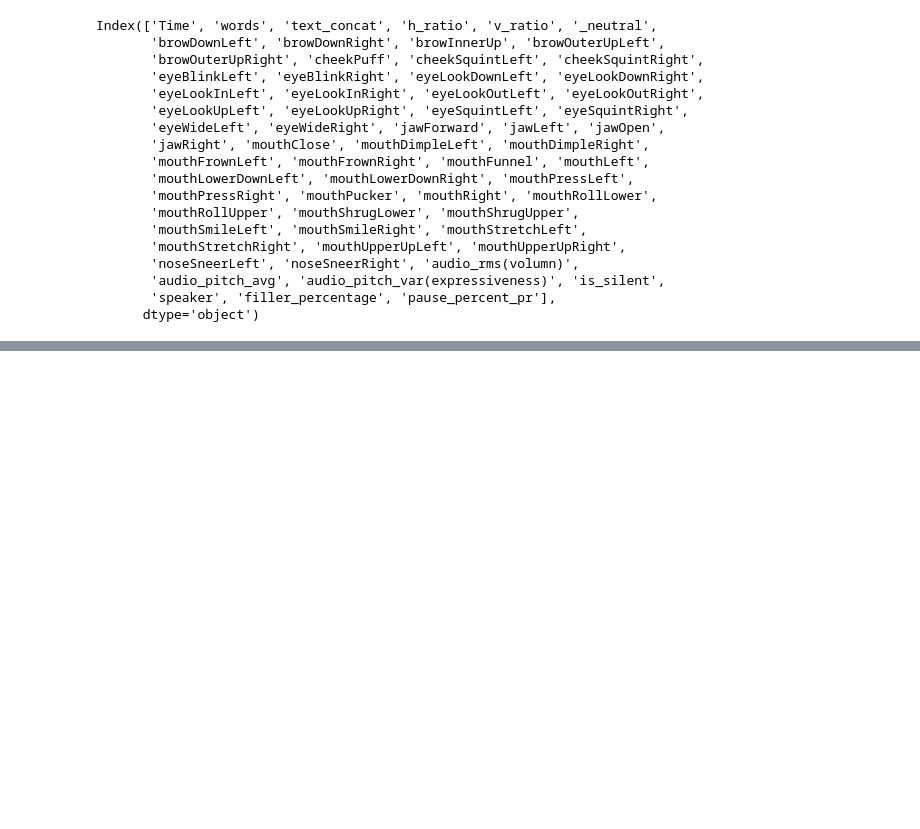
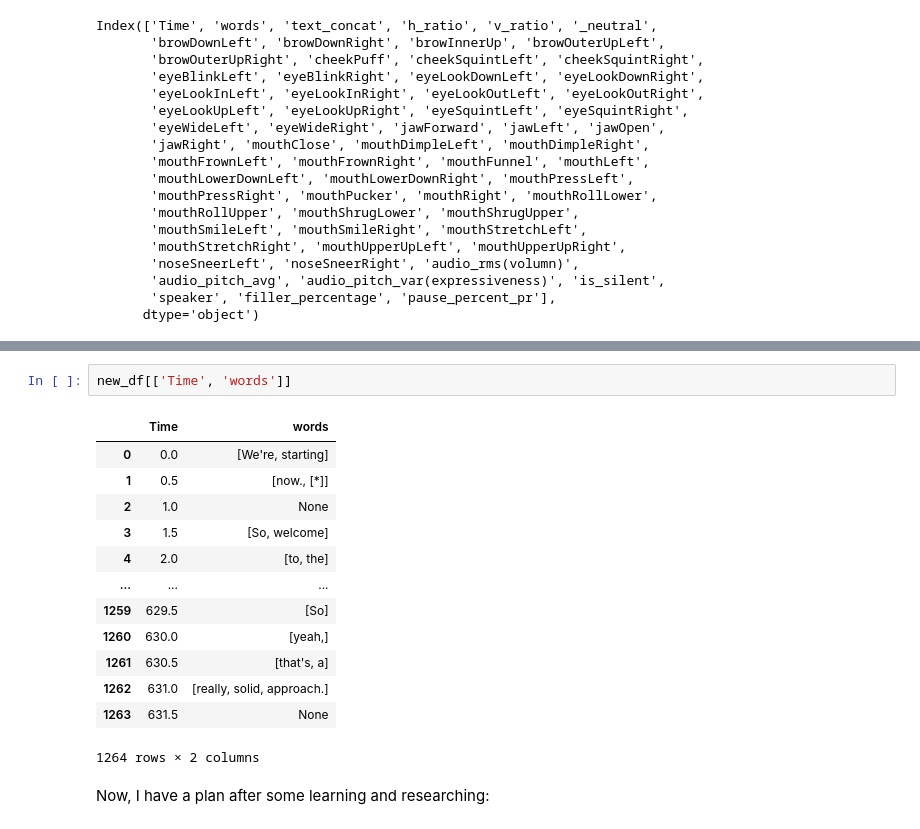
Before and after one commit to Ak62007/Multimodel-Reasoning, a Jupyter notebook: notebooks/feature_engineering.ipynb, the cells around one changed output, grey strips where cells are left out. Drawn from its saved outputs; the diff is of its cells as text; blank space fills up the shorter version.

```diff
--- a/notebooks/feature_engineering.ipynb
+++ b/notebooks/feature_engineering.ipynb
@@ -606,0 +643,18 @@ new_df
+# %%
+new_df[['Time', 'words']]
+# %% [output]
+|  | Time | words |
+| 0 | 0.0 | [We're, starting] |
+| 1 | 0.5 | [now., [*]] |
+| 2 | 1.0 | None |
+| 3 | 1.5 | [So, welcome] |
+| 4 | 2.0 | [to, the] |
+| ... | ... | ... |
+| 1259 | 629.5 | [So] |
+| 1260 | 630.0 | [yeah,] |
+| 1261 | 630.5 | [that's, a] |
+| 1262 | 631.0 | [really, solid, approach.] |
+| 1263 | 631.5 | None |
+1264 rows × 2 columns
+# %% [markdown]
+Now, I have a plan after some learning and researching:
```
Also changed, not shown: parts of 11 cells of this notebook.
